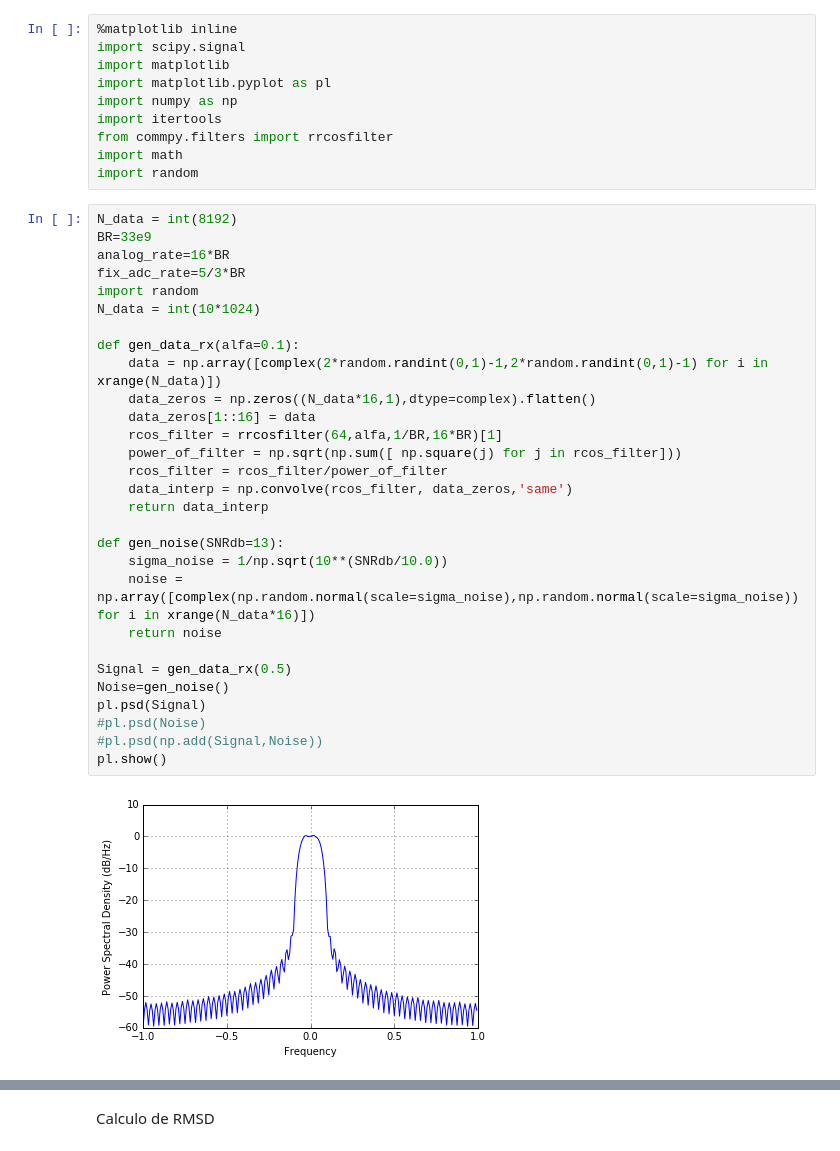
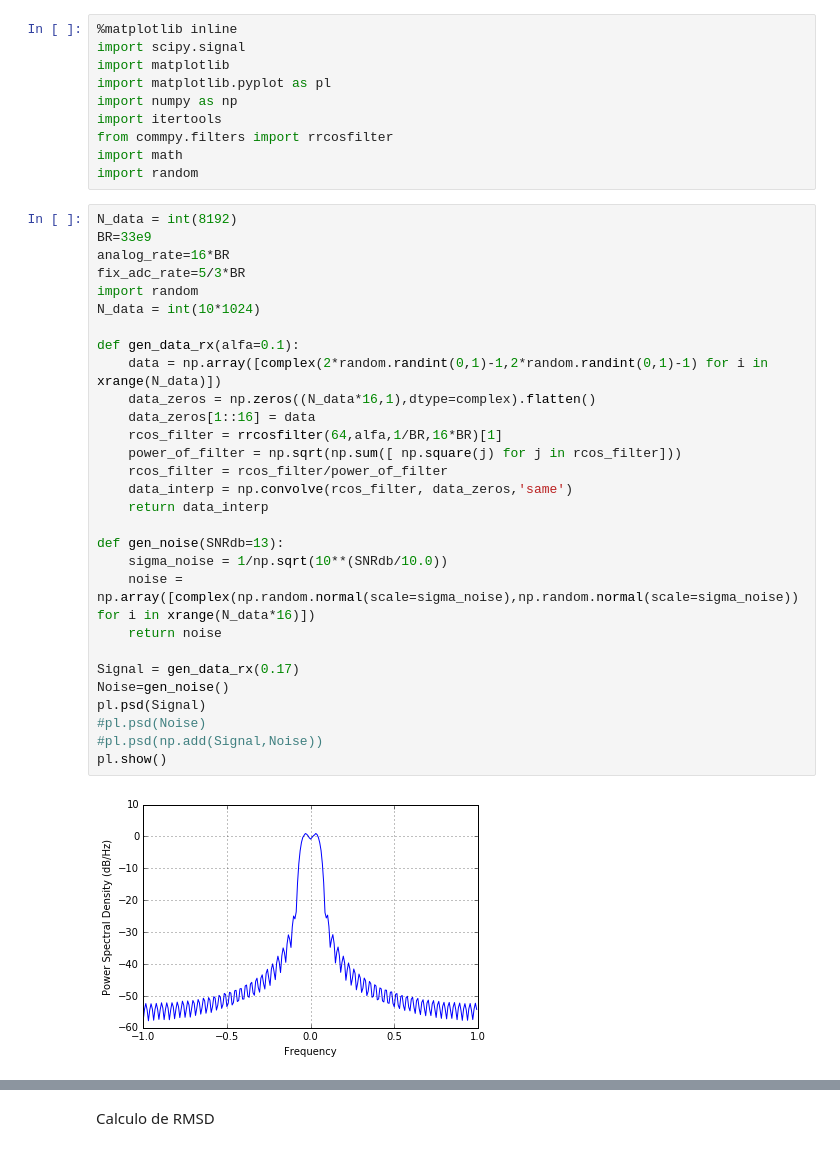
Before and after one commit to ataddei/DSPApps, a Jupyter notebook: FD Skew Compensation.ipynb, the cells around one changed output, grey strips where cells are left out. Saved outputs shown, nothing was run; the diff lists cells and outputs as text.

```diff
--- a/FD Skew Compensation.ipynb
+++ b/FD Skew Compensation.ipynb
@@ -11,34 +11,34 @@ import random
 # %%
 N_data = int(8192)
 BR=33e9
 analog_rate=16*BR
 fix_adc_rate=5/3*BR
 import random
 N_data = int(10*1024)
 
 def gen_data_rx(alfa=0.1):
     data = np.array([complex(2*random.randint(0,1)-1,2*random.randint(0,1)-1) for i in xrange(N_data)])
     data_zeros = np.zeros((N_data*16,1),dtype=complex).flatten()
     data_zeros[1::16] = data
     rcos_filter = rrcosfilter(64,alfa,1/BR,16*BR)[1]
     power_of_filter = np.sqrt(np.sum([ np.square(j) for j in rcos_filter]))
     rcos_filter = rcos_filter/power_of_filter
     data_interp = np.convolve(rcos_filter, data_zeros,'same')
     return data_interp
 
 def gen_noise(SNRdb=13):
     sigma_noise = 1/np.sqrt(10**(SNRdb/10.0))
     noise = np.array([complex(np.random.normal(scale=sigma_noise),np.random.normal(scale=sigma_noise)) for i in xrange(N_data*16)])
     return noise
 
-Signal = gen_data_rx(0.5)
+Signal = gen_data_rx(0.17)
 Noise=gen_noise()
 pl.psd(Signal)
 #pl.psd(Noise)
 #pl.psd(np.add(Signal,Noise))
 pl.show()
 # %% [output]
-[figure, old version]
+[figure, new version]
 # %%
 from fractions import Fraction
 a=Fraction(fix_adc_rate/analog_rate)
```
Also changed, not shown: parts of 13 cells of this notebook, 1 other file.
